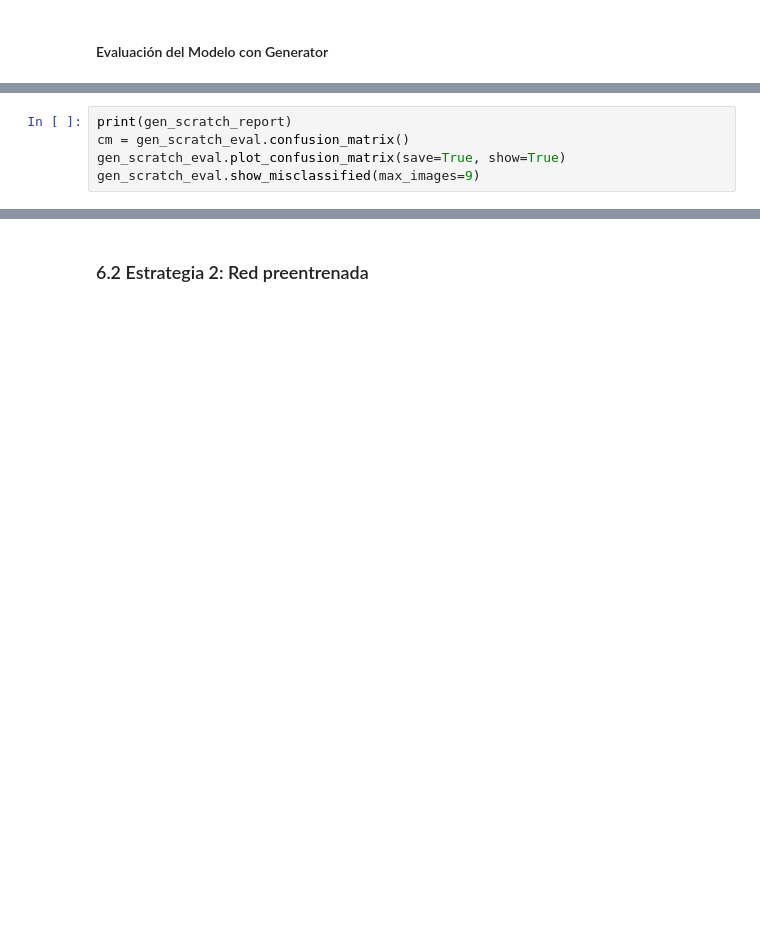
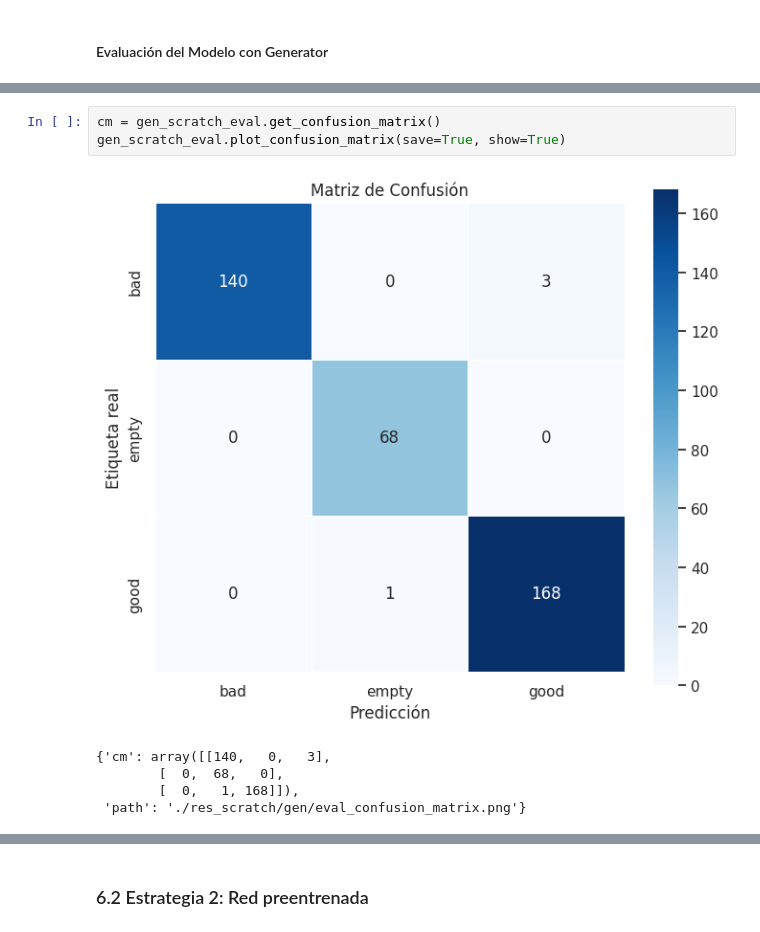
Before and after one commit to fresvel/07MIAR_PROYECTO, a Jupyter notebook: 07MIAR_Proyecto.ipynb, the cells around one changed output, grey strips where cells are left out. Drawn from its saved outputs; the diff is of its cells as text; blank space fills up the shorter version.

```diff
--- a/07MIAR_Proyecto.ipynb
+++ b/07MIAR_Proyecto.ipynb
@@ -659,5 +694,9 @@ Found 380 validated image filenames belonging to 3 classes.
 # %%
-print(gen_scratch_report)
-cm = gen_scratch_eval.confusion_matrix()
+cm = gen_scratch_eval.get_confusion_matrix()
 gen_scratch_eval.plot_confusion_matrix(save=True, show=True)
-gen_scratch_eval.show_misclassified(max_images=9)
+# %% [output]
+[figure, added]
+{'cm': array([[140,   0,   3],
+        [  0,  68,   0],
+        [  0,   1, 168]]),
+ 'path': './res_scratch/gen/eval_confusion_matrix.png'}
```
Also changed, not shown: parts of 12 cells of this notebook, 3 other files.
